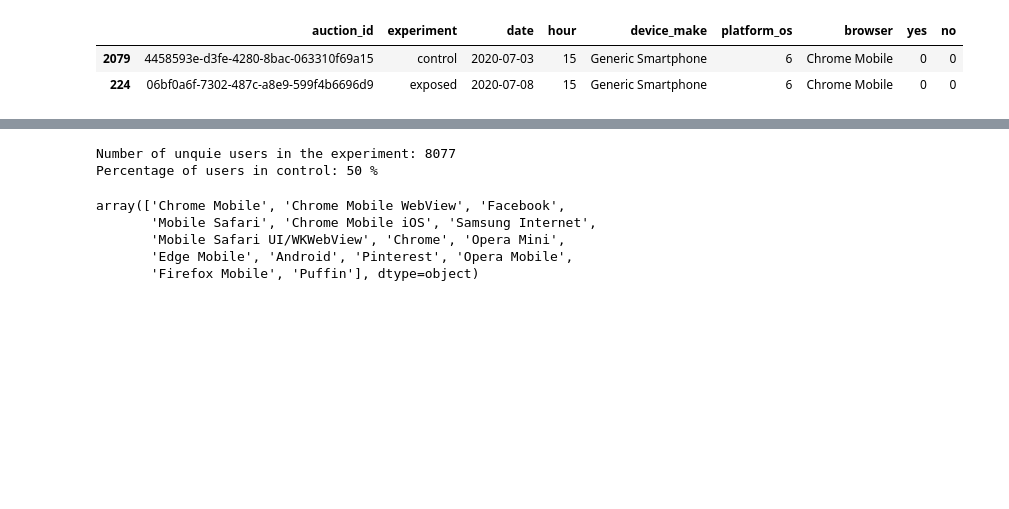
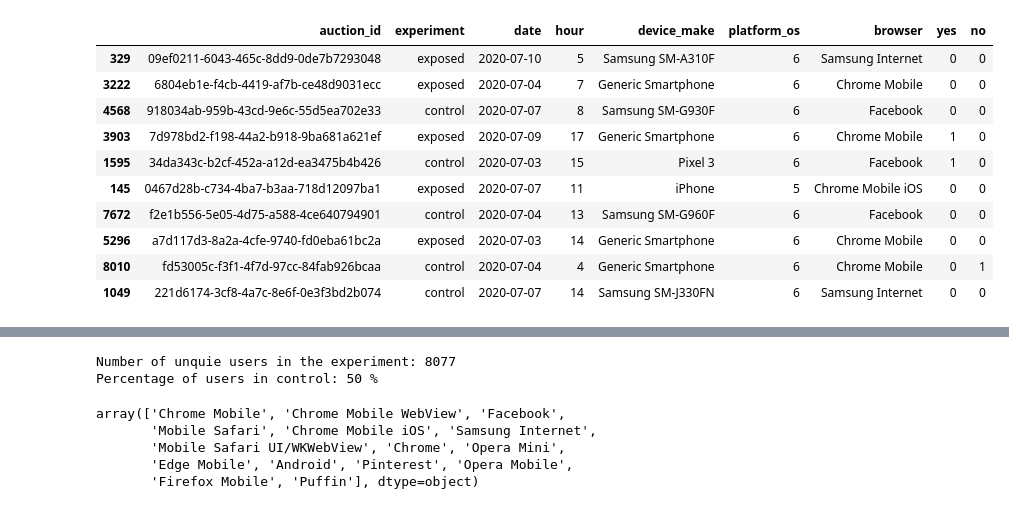
Before and after one commit to abu-bakarr/10_Academy_Week2_Group, a Jupyter notebook: notebooks/Data understanding.ipynb, the cells around one changed output, grey strips where cells are left out. Saved outputs shown, nothing was run; the diff lists cells and outputs as text; code cells hidden in the pictures; blank space fills up the shorter version.

```diff
--- a/notebooks/Data understanding.ipynb
+++ b/notebooks/Data understanding.ipynb
@@ -5,11 +5,19 @@ import seaborn as sns
 import numpy as np
 # %%
 df =pd.read_csv('../data/AdSmartABdata.csv')
-df.sample(2)
+df.sample(10)
 # %% [output]
 |  | auction_id | experiment | date | hour | device_make | platform_os | browser | yes | no |
-| 2079 | 4458593e-d3fe-4280-8bac-063310f69a15 | control | 2020-07-03 | 15 | Generic Smartphone | 6 | Chrome Mobile | 0 | 0 |
-| 224 | 06bf0a6f-7302-487c-a8e9-599f4b6696d9 | exposed | 2020-07-08 | 15 | Generic Smartphone | 6 | Chrome Mobile | 0 | 0 |
+| 329 | 09ef0211-6043-465c-8dd9-0de7b7293048 | exposed | 2020-07-10 | 5 | Samsung SM-A310F | 6 | Samsung Internet | 0 | 0 |
+| 3222 | 6804eb1e-f4cb-4419-af7b-ce48d9031ecc | exposed | 2020-07-04 | 7 | Generic Smartphone | 6 | Chrome Mobile | 0 | 0 |
+| 4568 | 918034ab-959b-43cd-9e6c-55d5ea702e33 | control | 2020-07-07 | 8 | Samsung SM-G930F | 6 | Facebook | 0 | 0 |
+| 3903 | 7d978bd2-f198-44a2-b918-9ba681a621ef | exposed | 2020-07-09 | 17 | Generic Smartphone | 6 | Chrome Mobile | 1 | 0 |
+| 1595 | 34da343c-b2cf-452a-a12d-ea3475b4b426 | control | 2020-07-03 | 15 | Pixel 3 | 6 | Facebook | 1 | 0 |
+| 145 | 0467d28b-c734-4ba7-b3aa-718d12097ba1 | exposed | 2020-07-07 | 11 | iPhone | 5 | Chrome Mobile iOS | 0 | 0 |
+| 7672 | f2e1b556-5e05-4d75-a588-4ce640794901 | control | 2020-07-04 | 13 | Samsung SM-G960F | 6 | Facebook | 0 | 0 |
+| 5296 | a7d117d3-8a2a-4cfe-9740-fd0eba61bc2a | exposed | 2020-07-03 | 14 | Generic Smartphone | 6 | Chrome Mobile | 0 | 0 |
+| 8010 | fd53005c-f3f1-4f7d-97cc-84fab926bcaa | control | 2020-07-04 | 4 | Generic Smartphone | 6 | Chrome Mobile | 0 | 1 |
+| 1049 | 221d6174-3cf8-4a7c-8e6f-0e3f3bd2b074 | control | 2020-07-07 | 14 | Samsung SM-J330FN | 6 | Samsung Internet | 0 | 0 |
 # %%
 df.sort_values(by='experiment')
 # %% [output]
```
Also changed, not shown: parts of 4 cells of this notebook, 3 other files.
